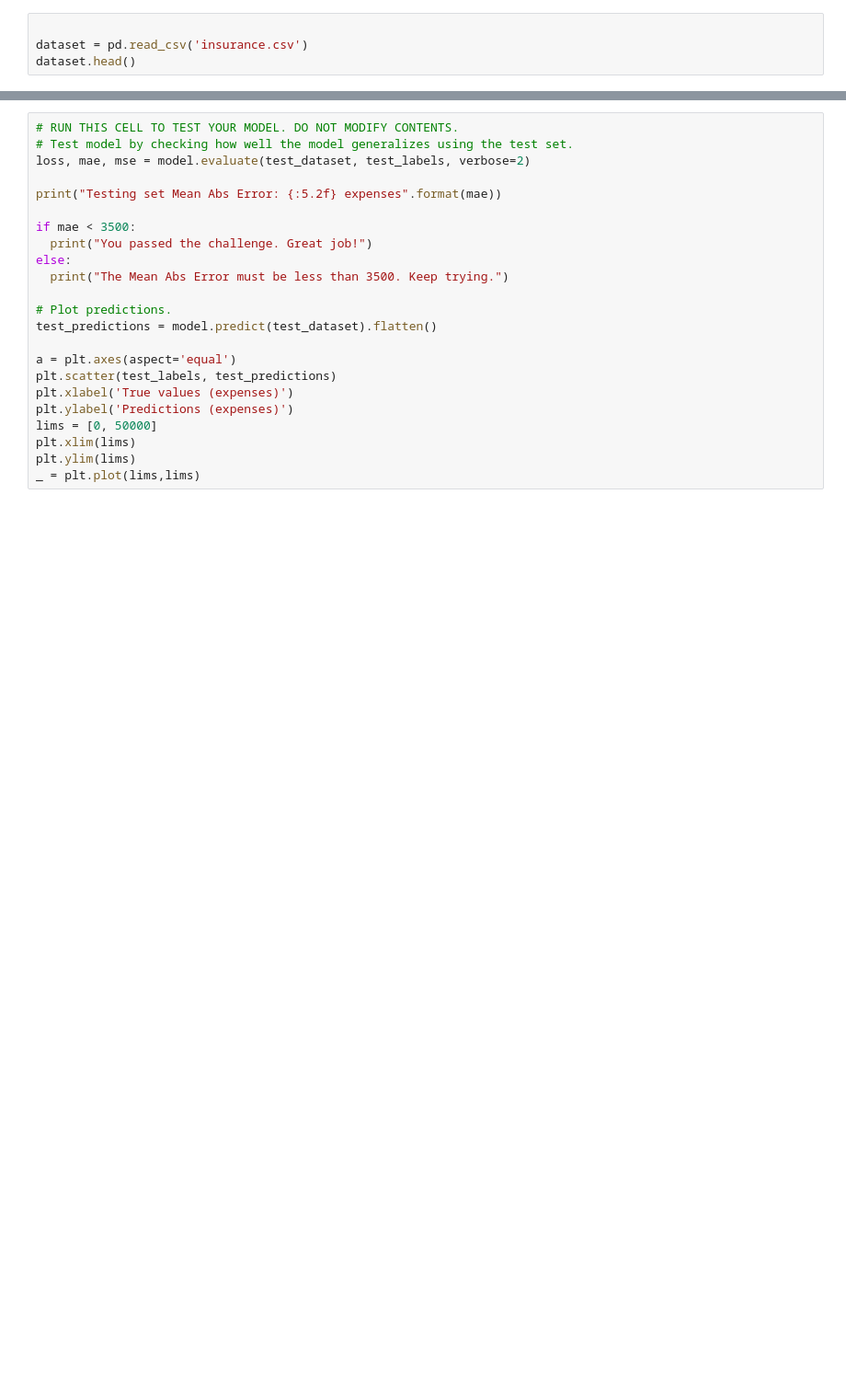
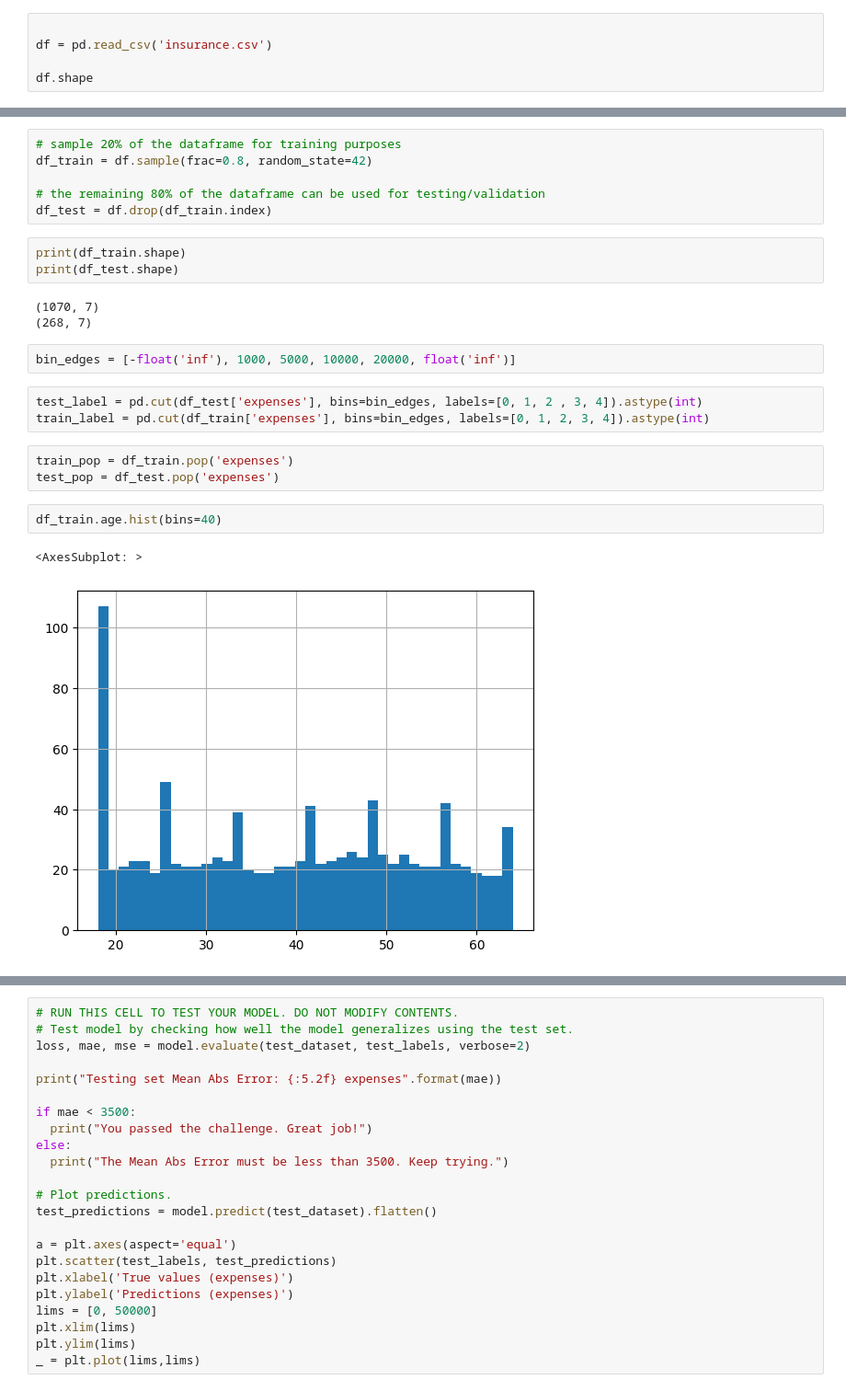
Before and after one commit to MatthewSoutherland/Machine_Learning, a Jupyter notebook: fcc_predict_health_costs_with_regression.ipynb, the cells around one changed output, grey strips where cells are left out. Shown at 92% size. Drawn from its saved outputs; the diff is of its cells as text; blank space fills up the shorter version.

```diff
--- a/fcc_predict_health_costs_with_regression.ipynb
+++ b/fcc_predict_health_costs_with_regression.ipynb
@@ -11,5 +12,6 @@ from tensorflow.keras import layers
 # %%
 
-dataset = pd.read_csv('insurance.csv')
-dataset.head()
+df = pd.read_csv('insurance.csv')
+
+df.shape
 # %% [output]
@@ -38,0 +19,25 @@ ex
+# %%
+# sample 20% of the dataframe for training purposes
+df_train = df.sample(frac=0.8, random_state=42)
+
+# the remaining 80% of the dataframe can be used for testing/validation
+df_test = df.drop(df_train.index)
+# %%
+print(df_train.shape)
+print(df_test.shape)
+# %% [output]
+(1070, 7)
+(268, 7)
+# %%
+bin_edges = [-float('inf'), 1000, 5000, 10000, 20000, float('inf')]
+# %%
+test_label = pd.cut(df_test['expenses'], bins=bin_edges, labels=[0, 1, 2 , 3, 4]).astype(int)
+train_label = pd.cut(df_train['expenses'], bins=bin_edges, labels=[0, 1, 2, 3, 4]).astype(int)
+# %%
+train_pop = df_train.pop('expenses')
+test_pop = df_test.pop('expenses')
+# %%
+df_train.age.hist(bins=40)
+# %% [output]
+<AxesSubplot: >
+[figure, added]
```
Also changed, not shown: parts of 8 cells of this notebook, 1 other file.
